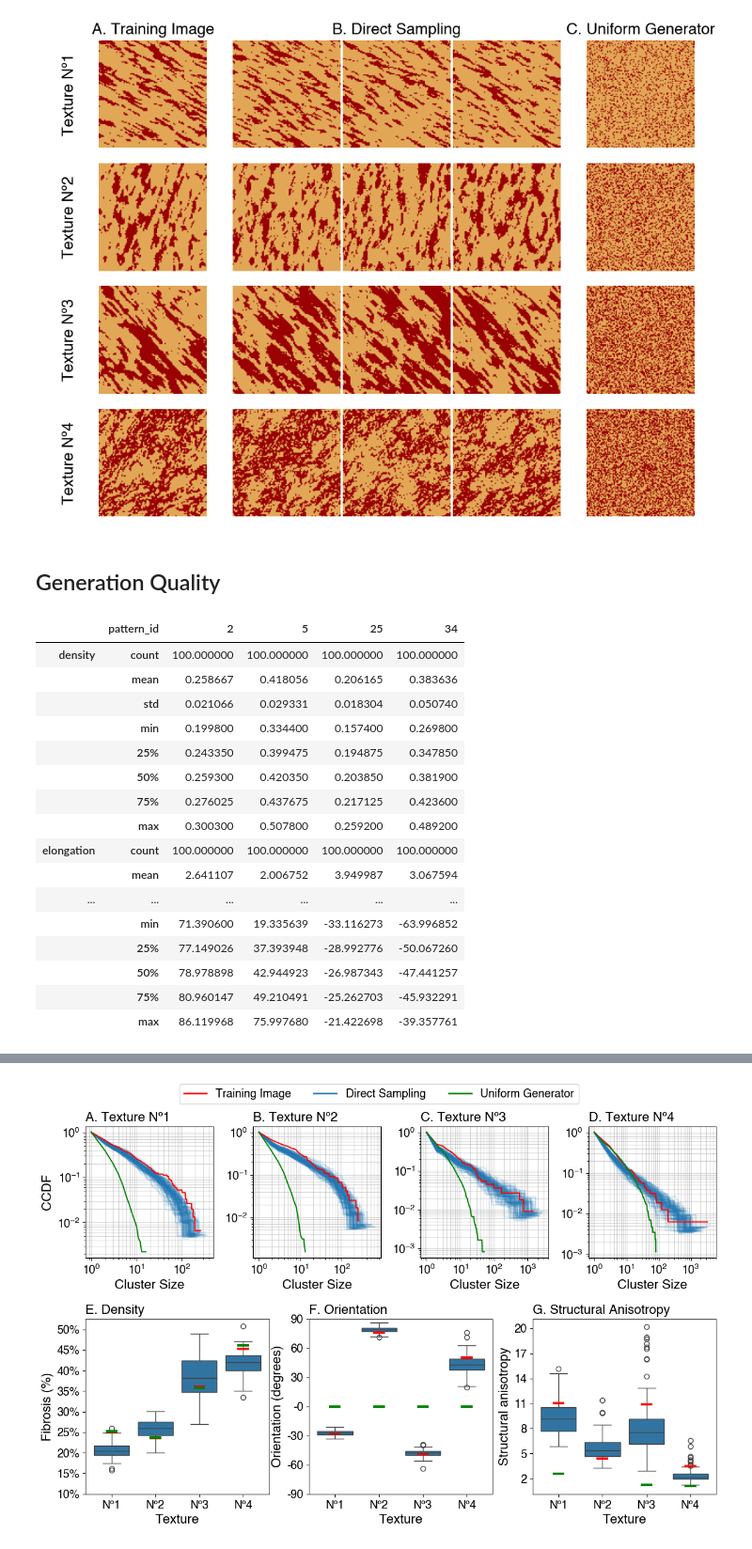
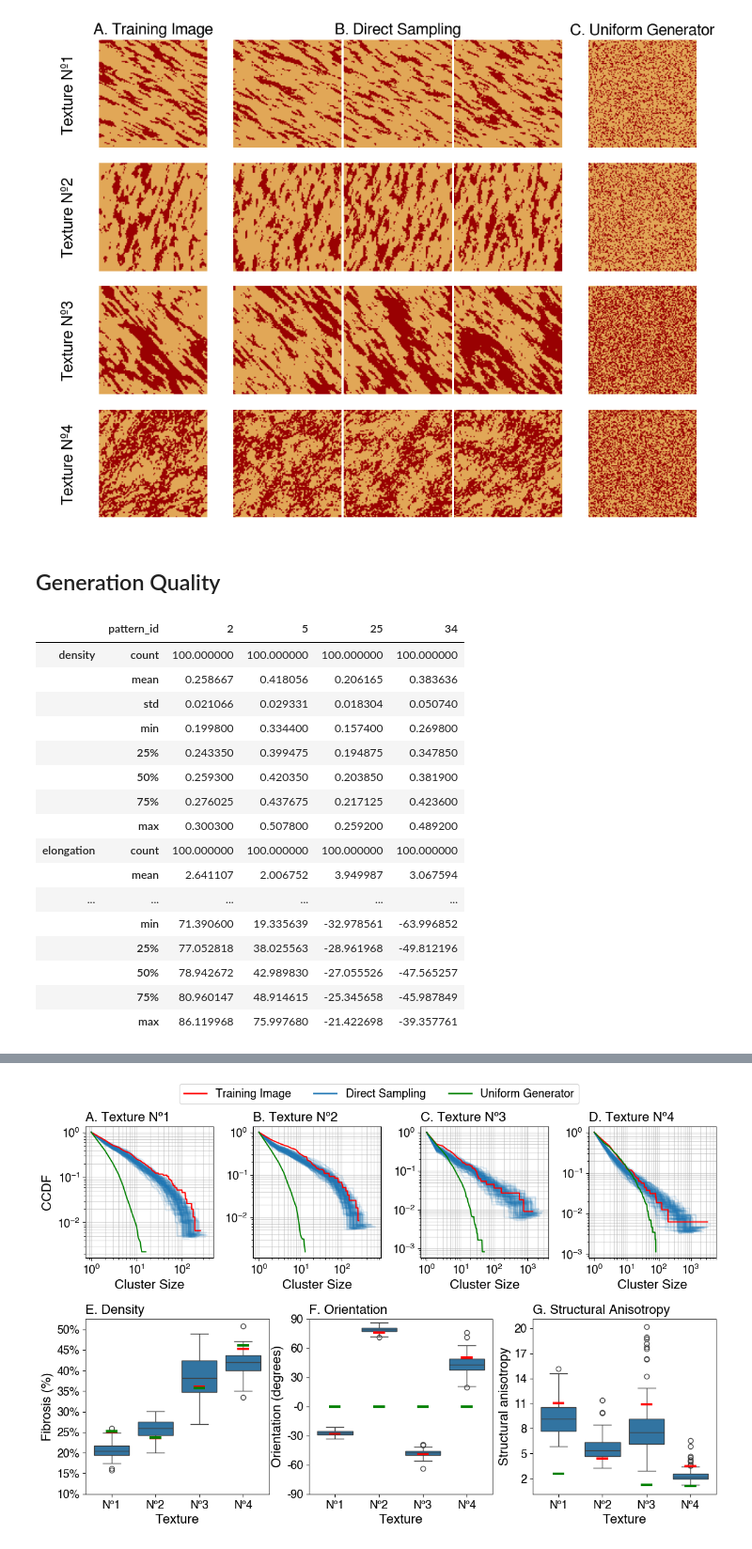
Before and after one commit to AOkenov/FibrosisAnalysis, a Jupyter notebook: paperfigures/results_generated_images.ipynb, the cells around one changed output, grey strips where cells are left out. Shown at 94% size. Drawn from its saved outputs; the diff is of its cells as text; code cells hidden in the pictures.

Commit message:
Update figures

```diff
--- a/paperfigures/results_generated_images.ipynb
+++ b/paperfigures/results_generated_images.ipynb
@@ -27,7 +27,8 @@ from pathlib import Path
 import matplotlib.pyplot as plt
 import matplotlib.colors as mcolors
 
-plt.rcParams['font.family'] = 'Helvetica'
+# plt.rcParams['font.family'] = 'Helvetica'
+plt.rc('font', family='FreeSans')
 
 
 tex_cmap = mcolors.LinearSegmentedColormap.from_list(
@@ -35,7 +36,8 @@ tex_cmap = mcolors.LinearSegmentedColormap.from_list(
                  (0.5, '#e2a858'),
                  (1, '#990102')])
 
-path = Path('/Users/arstanbek/Projects/BiTis/data')
+# path = Path('/Users/arstanbek/Projects/BiTis/data')
+path = Path('/home/arstan/Projects/Fibrosis/BiTis/data')
 
 pattern_ids = [25, 2, 34, 5]
 
@@ -55,32 +57,32 @@ for i, pattern_id in enumerate(pattern_ids):
                      aspect='equal')
 
     img = []
     dens = []
     inds = np.random.choice(np.arange(100), 3, replace=False)
 
     for idx in inds:
         image = ImageParser.read_png(path.joinpath(f'simulated_{pattern_id}',
                                                    f'gen_tex_{pattern_id}_{idx}.png'))
         img.append(image[:100, :100])
         dens.append(np.mean(image == 2))
 
     uni_img = 1 + (np.random.random(img[-1].shape) <= dens[-1]).astype(int)
     axs[i, -1].imshow(uni_img.T, vmin=0, vmax=2, cmap=tex_cmap, origin='lower')
 
     for ax_id, im in zip([3, 4, 5], img):
         ax = axs[i, ax_id]
         ax.imshow(im.T, vmin=0, vmax=2, cmap=tex_cmap, origin='lower')
 
 axs[0, 1].set_title('A. Training Image', fontsize=16)
 axs[0, 4].set_title('B. Direct Sampling', fontsize=16)
 axs[0, -1].set_title('C. Uniform Generator', fontsize=16)
 
 for i, text in enumerate(['Texture Nº1', 'Texture Nº2',
                           'Texture Nº3', 'Texture Nº4']):
     axs[i, 0].text(0.5, 0.5, text, fontsize=16, ha='center', va='center',
                    transform=axs[i, 0].transAxes, rotation=90)
 
 plt.show()
 # %% [output]
-[figure, old version]
+[figure, new version]
 # %%
@@ -160,10 +163,10 @@ data.groupby('pattern_id').describe().T
 | elongation | count | 100.000000 | 100.000000 | 100.000000 | 100.000000 |
 |  | mean | 2.641107 | 2.006752 | 3.949987 | 3.067594 |
 | ... | ... | ... | ... | ... | ... |
-|  | min | 71.390600 | 19.335639 | -33.116273 | -63.996852 |
-|  | 25% | 77.149026 | 37.393948 | -28.992776 | -50.067260 |
-|  | 50% | 78.978898 | 42.944923 | -26.987343 | -47.441257 |
-|  | 75% | 80.960147 | 49.210491 | -25.262703 | -45.932291 |
+|  | min | 71.390600 | 19.335639 | -32.978561 | -63.996852 |
+|  | 25% | 77.052818 | 38.025563 | -28.961968 | -49.812196 |
+|  | 50% | 78.942672 | 42.989830 | -27.055526 | -47.565257 |
+|  | 75% | 80.960147 | 48.914615 | -25.345658 | -45.987849 |
 |  | max | 86.119968 | 75.997680 | -21.422698 | -39.357761 |
 # %%
 # path = Path('/Users/arstanbek/Projects/BiTis/data/training')
```
Also changed, not shown: parts of 3 cells of this notebook, 11 other files.
